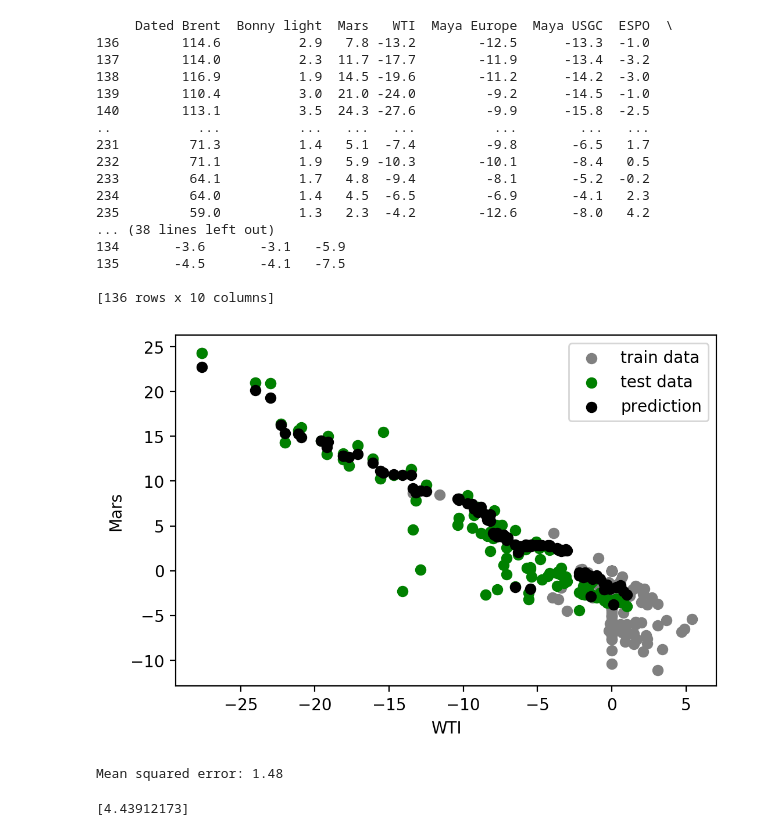
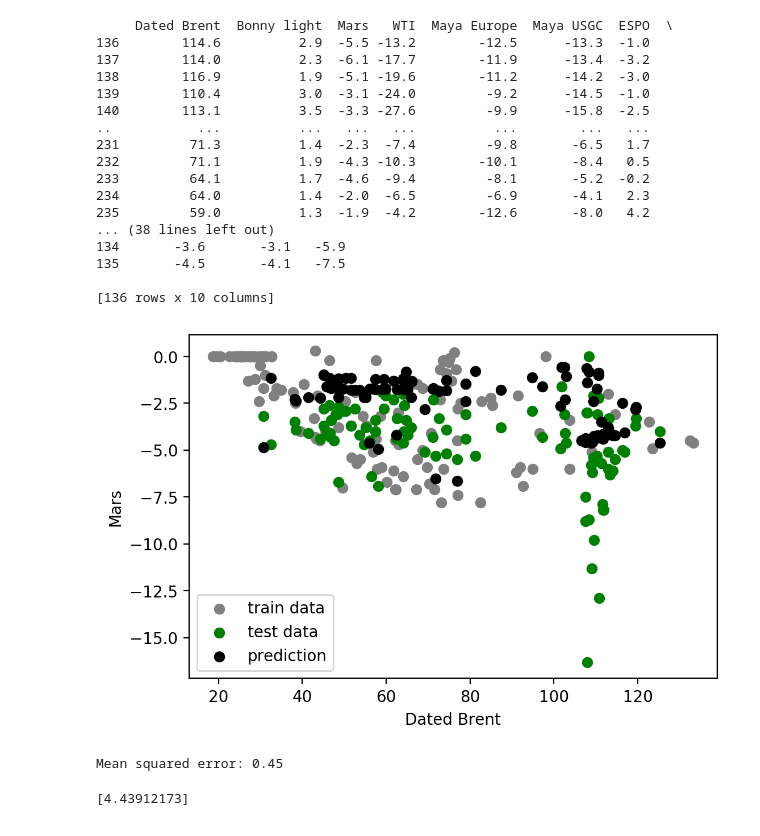
Before and after one commit to kaibawong/differential, a Jupyter notebook: random forest test.ipynb, the cells around one changed output. Drawn from its saved outputs; the diff is of its cells as text; code cells hidden in the pictures.

```diff
--- a/random forest test.ipynb
+++ b/random forest test.ipynb
@@ -6,8 +6,7 @@ import pandas as pd
 import numpy as np
 import matplotlib.pyplot as plt  #pip install matplotlib if error
 
-brdiff = pd.read_table('Historical marker crude prices_csv.csv',delimiter =';')
-brdiff = brdiff.stack().str.replace(',','.').unstack()
+brdiff = pd.read_table('Historical marker crude prices_csv_new.csv',delimiter =';')
 brdiff=brdiff.fillna(0)
 
 
@@ -24,17 +23,17 @@ print(test)
 print(train)
 # %% [output]
      Dated Brent  Bonny light  Mars   WTI  Maya Europe  Maya USGC  ESPO  \
-136        114.6          2.9   7.8 -13.2        -12.5      -13.3  -1.0
-137        114.0          2.3  11.7 -17.7        -11.9      -13.4  -3.2
-138        116.9          1.9  14.5 -19.6        -11.2      -14.2  -3.0
-139        110.4          3.0  21.0 -24.0         -9.2      -14.5  -1.0
-140        113.1          3.5  24.3 -27.6         -9.9      -15.8  -2.5
+136        114.6          2.9  -5.5 -13.2        -12.5      -13.3  -1.0
+137        114.0          2.3  -6.1 -17.7        -11.9      -13.4  -3.2
+138        116.9          1.9  -5.1 -19.6        -11.2      -14.2  -3.0
+139        110.4          3.0  -3.1 -24.0         -9.2      -14.5  -1.0
+140        113.1          3.5  -3.3 -27.6         -9.9      -15.8  -2.5
 ..           ...          ...   ...   ...          ...        ...   ...
-231         71.3          1.4   5.1  -7.4         -9.8       -6.5   1.7
-232         71.1          1.9   5.9 -10.3        -10.1       -8.4   0.5
-233         64.1          1.7   4.8  -9.4         -8.1       -5.2  -0.2
-234         64.0          1.4   4.5  -6.5         -6.9       -4.1   2.3
-235         59.0          1.3   2.3  -4.2        -12.6       -8.0   4.2
+231         71.3          1.4  -2.3  -7.4         -9.8       -6.5   1.7
+232         71.1          1.9  -4.3 -10.3        -10.1       -8.4   0.5
+233         64.1          1.7  -4.6  -9.4         -8.1       -5.2  -0.2
+234         64.0          1.4  -2.0  -6.5         -6.9       -4.1   2.3
+235         59.0          1.3  -1.9  -4.2        -12.6       -8.0   4.2
 ... (38 lines left out)
 134       -3.6       -3.1   -5.9
 135       -4.5       -4.1   -7.5
@@ -43,39 +42,39 @@ print(train)
 # %%
 import matplotlib.pyplot as plt
 
-x_train=train[["WTI","Urals NWE"]]
+x_train=train[["Dated Brent","Maya USGC"]]
 y_train=train["Mars"]
 
 
-x_test=test[["WTI","Urals NWE"]]
+x_test=test[["Dated Brent","Maya USGC"]]
 y_test=test["Mars"].to_frame()
 
 
 
 regressor = RandomForestRegressor(n_estimators=200, max_depth=5)
 
 clf=regressor.fit(x_train, y_train)
 
 y_pred=regressor.predict(x_test)
 y_pred=pd.DataFrame(y_pred)
 
 
-plt_train=plt.scatter(x_train["WTI"],y_train,   color='grey')
-plt_test=plt.scatter(x_test["WTI"],y_test,   color='green')
-plt_pred=plt.scatter(x_test["WTI"], y_pred,  color='black')
+plt_train=plt.scatter(x_train["Dated Brent"],y_train,   color='grey')
+plt_test=plt.scatter(x_test["Dated Brent"],y_test,   color='green')
+plt_pred=plt.scatter(x_test["Dated Brent"], y_pred,  color='black')
 
 
 
-plt.xlabel("WTI")
+plt.xlabel("Dated Brent")
 plt.ylabel("Mars")
 plt.legend((plt_train, plt_test,plt_pred),("train data", "test data","prediction"))
 plt.show()
 
 print("Mean squared error: %.2f"
       % np.mean((regressor.predict(x_train) - y_train) ** 2))
 # %% [output]
-[figure, old version]
+[figure, new version]
-Mean squared error: 1.48
+Mean squared error: 0.45
 # %%
 
 data =  {'WTI':[-7.8],'Urals NWE':[-0.7]}
```
Also changed, not shown: parts of 5 cells of this notebook, 2 other files.
